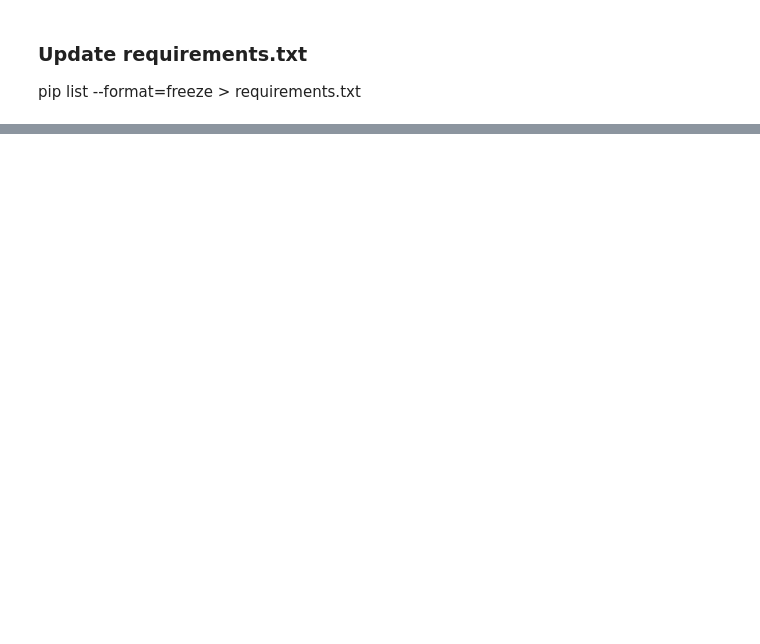
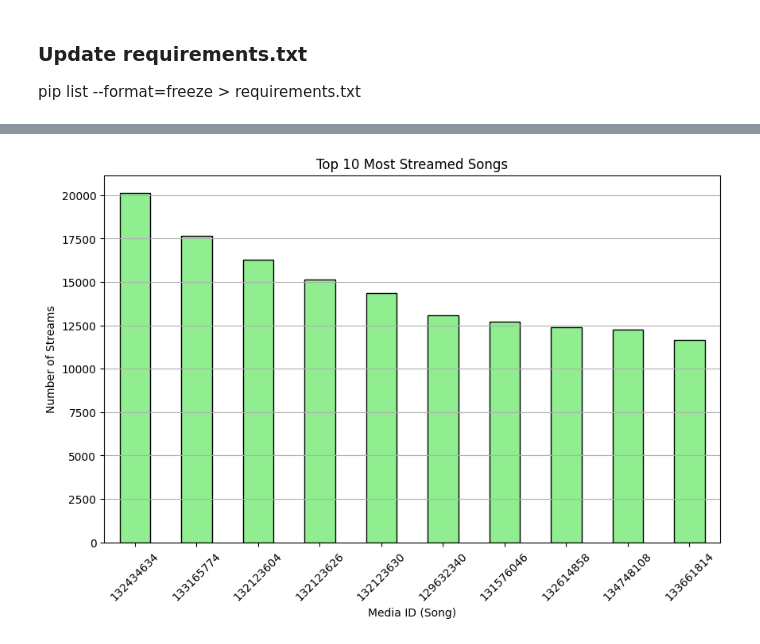
Before and after one commit to cmimholz/recommender-systems-project, a Jupyter notebook: notebooks/rec-training.ipynb, the cells around one changed output, grey strips where cells are left out. Saved outputs shown, nothing was run; the diff lists cells and outputs as text; code cells hidden in the pictures; blank space fills up the shorter version.

```diff
--- a/notebooks/rec-training.ipynb
+++ b/notebooks/rec-training.ipynb
@@ -26,0 +164,17 @@ pip list --format=freeze > requirements.txt
+# %%
+# Count the occurrences of each media_id (song)
+song_popularity = sampled_data['media_id'].value_counts().head(10)  # Top 10 most popular songs
+
+# Plot the popularity of the most streamed songs
+plt.figure(figsize=(10, 6))
+song_popularity.plot(kind='bar', color='lightgreen', edgecolor='black')
+plt.title('Top 10 Most Streamed Songs')
+plt.xlabel('Media ID (Song)')
+plt.ylabel('Number of Streams')
+plt.xticks(rotation=45)
+plt.grid(axis='y')
+
+# Show the plot
+plt.show()
+# %% [output]
+[figure, added]
```
Also changed, not shown: parts of 31 cells of this notebook.
